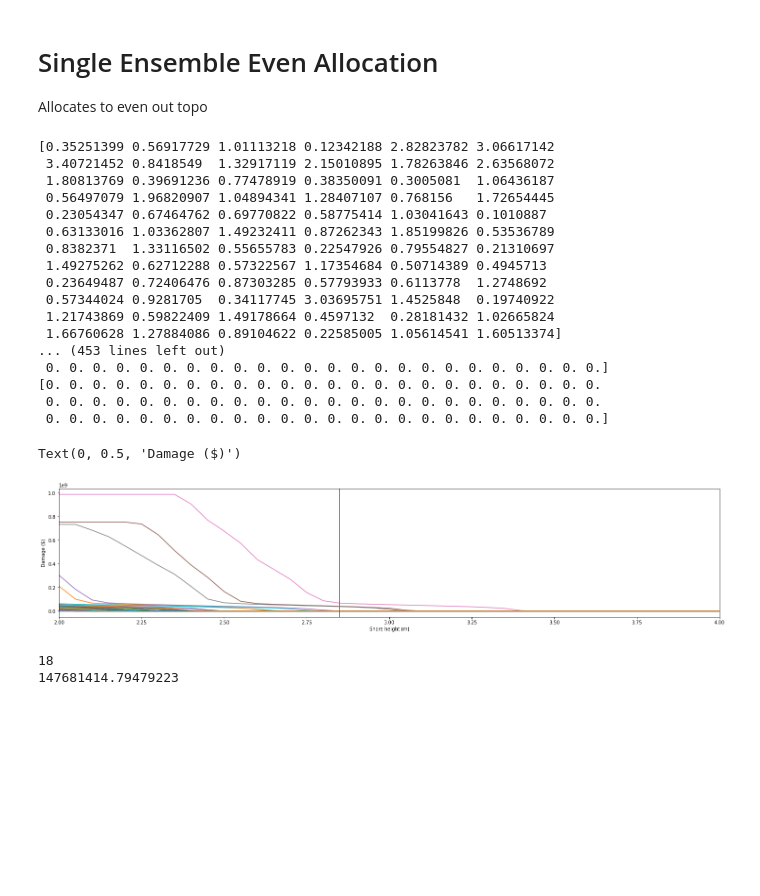
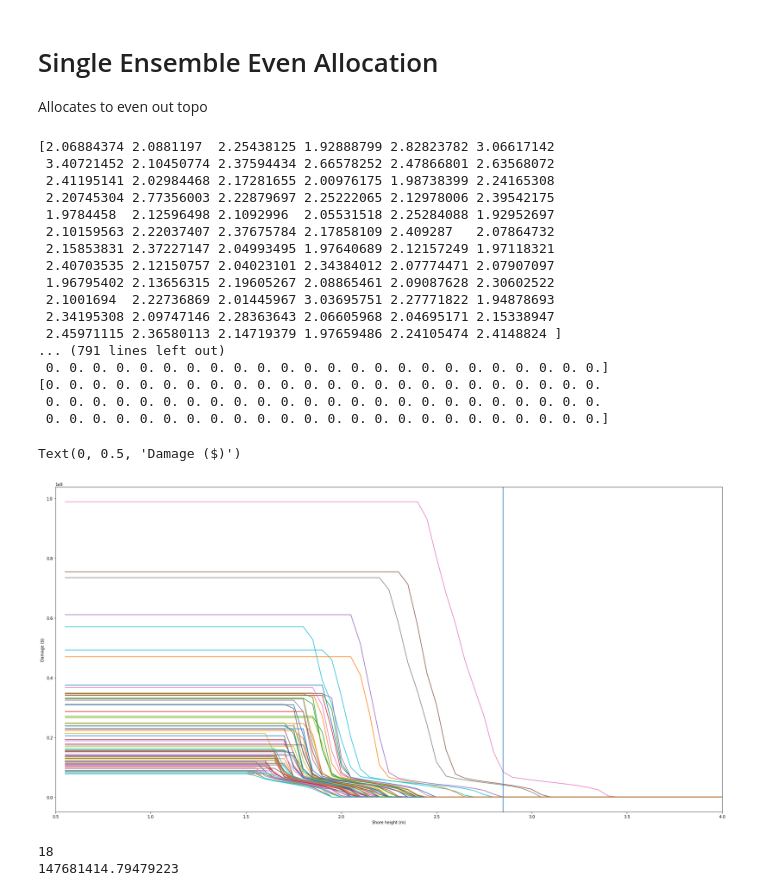
Before and after one commit to ym2540/GISSR_Optimization, a Jupyter notebook: ideal/sr_opt_ideal.ipynb, the cells around one changed output. Drawn from its saved outputs; the diff is of its cells as text; code cells hidden in the pictures; blank space fills up the shorter version.

```diff
--- a/ideal/sr_opt_ideal.ipynb
+++ b/ideal/sr_opt_ideal.ipynb
@@ -11,7 +11,7 @@ from fun_ideal import calc_flood_height, generate_groups, calc_group_vol, calc_g
 from ideal_damage import Damage
 from topo_ideal import Topo
 # %%
-topo_file = "Input/ideal_topo_gp_points_1.csv"
+topo_file = "Input/ideal_topo_gp_points_1_even.csv"
 
 storm_file = "../SurgeData/0-waterlevel_w.csv"
 storm_file_c = "../SurgeData/0-waterlevel_c.csv"
@@ -130,7 +130,6 @@ for n in range(N):
     # get height in each group
     surge_peak = np.amax(surge, axis=1)
     height_grouped = calc_group_h(Topo, groups, volume_grouped, surge_peak)
-    print(height_grouped[:,0])
 
     #Damage
     dmg = Damage.calc_damage(height_grouped)
@@ -147,19 +146,19 @@ df = pd.DataFrame(points)
 #df.to_csv("Output/full_even_wall_opt_2.csv")
 #print(df)
 # %% [output]
-[0.35251399 0.56917729 1.01113218 0.12342188 2.82823782 3.06617142
- 3.40721452 0.8418549  1.32917119 2.15010895 1.78263846 2.63568072
- 1.80813769 0.39691236 0.77478919 0.38350091 0.3005081  1.06436187
- 0.56497079 1.96820907 1.04894341 1.28407107 0.768156   1.72654445
- 0.23054347 0.67464762 0.69770822 0.58775414 1.03041643 0.1010887
- 0.63133016 1.03362807 1.49232411 0.87262343 1.85199826 0.53536789
- 0.8382371  1.33116502 0.55655783 0.22547926 0.79554827 0.21310697
- 1.49275262 0.62712288 0.57322567 1.17354684 0.50714389 0.4945713
- 0.23649487 0.72406476 0.87303285 0.57793933 0.6113778  1.2748692
- 0.57344024 0.9281705  0.34117745 3.03695751 1.4525848  0.19740922
- 1.21743869 0.59822409 1.49178664 0.4597132  0.28181432 1.02665824
- 1.66760628 1.27884086 0.89104622 0.22585005 1.05614541 1.60513374]
-... (453 lines left out)
+[2.06884374 2.0881197  2.25438125 1.92888799 2.82823782 3.06617142
+ 3.40721452 2.10450774 2.37594434 2.66578252 2.47866801 2.63568072
+ 2.41195141 2.02984468 2.17281655 2.00976175 1.98738399 2.24165308
+ 2.20745304 2.77356003 2.22879697 2.25222065 2.12978006 2.39542175
+ 1.9784458  2.12596498 2.1092996  2.05531518 2.25284088 1.92952697
+ 2.10159563 2.22037407 2.37675784 2.17858109 2.409287   2.07864732
+ 2.15853831 2.37227147 2.04993495 1.97640689 2.12157249 1.97118321
+ 2.40703535 2.12150757 2.04023101 2.34384012 2.07774471 2.07907097
+ 1.96795402 2.13656315 2.19605267 2.08865461 2.09087628 2.30602522
+ 2.1001694  2.22736869 2.01445967 3.03695751 2.27771822 1.94878693
+ 2.34195308 2.09747146 2.28363643 2.06605968 2.04695171 2.15338947
+ 2.45971115 2.36580113 2.14719379 1.97659486 2.24105474 2.4148824 ]
+... (791 lines left out)
  0. 0. 0. 0. 0. 0. 0. 0. 0. 0. 0. 0. 0. 0. 0. 0. 0. 0. 0. 0. 0. 0. 0. 0.]
 [0. 0. 0. 0. 0. 0. 0. 0. 0. 0. 0. 0. 0. 0. 0. 0. 0. 0. 0. 0. 0. 0. 0. 0.
  0. 0. 0. 0. 0. 0. 0. 0. 0. 0. 0. 0. 0. 0. 0. 0. 0. 0. 0. 0. 0. 0. 0. 0.
@@ -167,20 +166,20 @@ df = pd.DataFrame(points)
 # %%
 fig = plt.figure()
 for d in range(dmg_per_storm.size):
     plt.plot(df.iloc[:,0], df.iloc[:,4+d])
-fig.set_size_inches(25,5)
-plt.xlim(2, 4)
+fig.set_size_inches(30,15)
+plt.xlim(0.5, 4)
 # plt.ylim(0, 0.8*1e7)
 
 opt_arg = np.argmin(df.iloc[:,3])
 opt_cost_wall = df.iloc[:,1][opt_arg]
 opt_height = df.iloc[:,0][opt_arg]
 plt.axvline(x=opt_height)
 plt.xlabel(r"Shore height (m)")
 plt.ylabel(r"Damage ($)")
 # %% [output]
 Text(0, 0.5, 'Damage ($)')
-[figure, old version]
+[figure, new version]
 # %%
 plt.figure()
 plt.plot(df.iloc[:,0], df.iloc[:,3])
```
Also changed, not shown: 2 other files.
